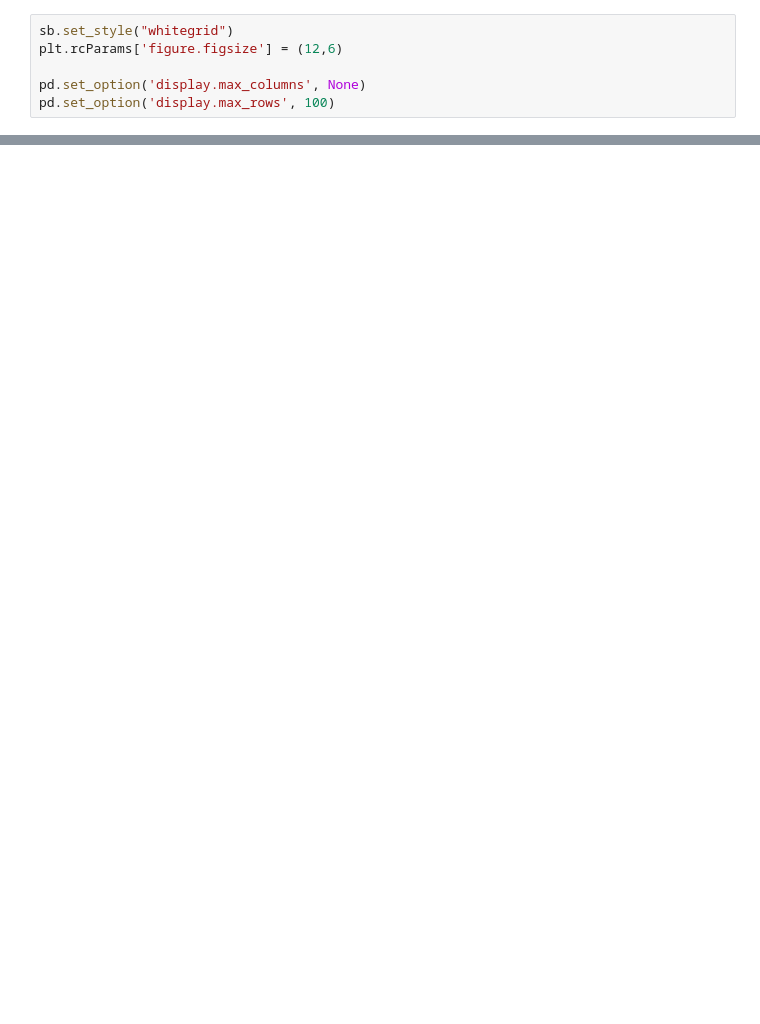
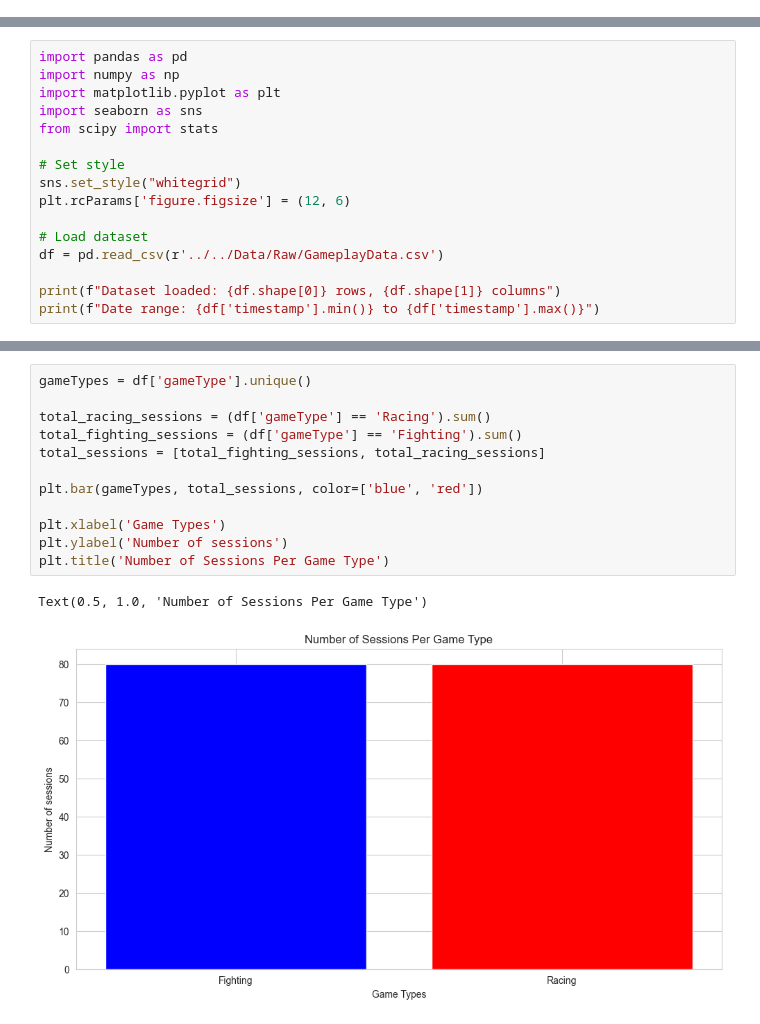
Before and after one commit to eezzatt/FYP---Metaverse-for-Virtual-Game, a Jupyter notebook: Assets/Scripts/ML Pipeline/Data_Exploration.ipynb, the cells around one changed output, grey strips where cells are left out. Cells and saved outputs as stored; diff of their text form; blank space fills up the shorter version.

Commit message:
Data Exploration

```diff
--- a/Assets/Scripts/ML Pipeline/Data_Exploration.ipynb
+++ b/Assets/Scripts/ML Pipeline/Data_Exploration.ipynb
@@ -6,6 +0,0 @@ import matplotlib.pyplot as plt
-# %%
-sb.set_style("whitegrid")
-plt.rcParams['figure.figsize'] = (12,6)
-
-pd.set_option('display.max_columns', None)
-pd.set_option('display.max_rows', 100)
@@ -460,0 +15,16 @@ NEXT STEPS:
+# %%
+import pandas as pd
+import numpy as np
+import matplotlib.pyplot as plt
+import seaborn as sns
+from scipy import stats
+
+# Set style
+sns.set_style("whitegrid")
+plt.rcParams['figure.figsize'] = (12, 6)
+
+# Load dataset
+df = pd.read_csv(r'../../Data/Raw/GameplayData.csv')
+
+print(f"Dataset loaded: {df.shape[0]} rows, {df.shape[1]} columns")
+print(f"Date range: {df['timestamp'].min()} to {df['timestamp'].max()}")
@@ -460,0 +75,15 @@ NEXT STEPS:
+# %%
+gameTypes = df['gameType'].unique()
+
+total_racing_sessions = (df['gameType'] == 'Racing').sum()
+total_fighting_sessions = (df['gameType'] == 'Fighting').sum()
+total_sessions = [total_fighting_sessions, total_racing_sessions]
+
+plt.bar(gameTypes, total_sessions, color=['blue', 'red'])
+
+plt.xlabel('Game Types')
+plt.ylabel('Number of sessions')
+plt.title('Number of Sessions Per Game Type')
+# %% [output]
+Text(0.5, 1.0, 'Number of Sessions Per Game Type')
+[figure, added]
```
Also changed, not shown: parts of 40 cells of this notebook, 1 other file.
